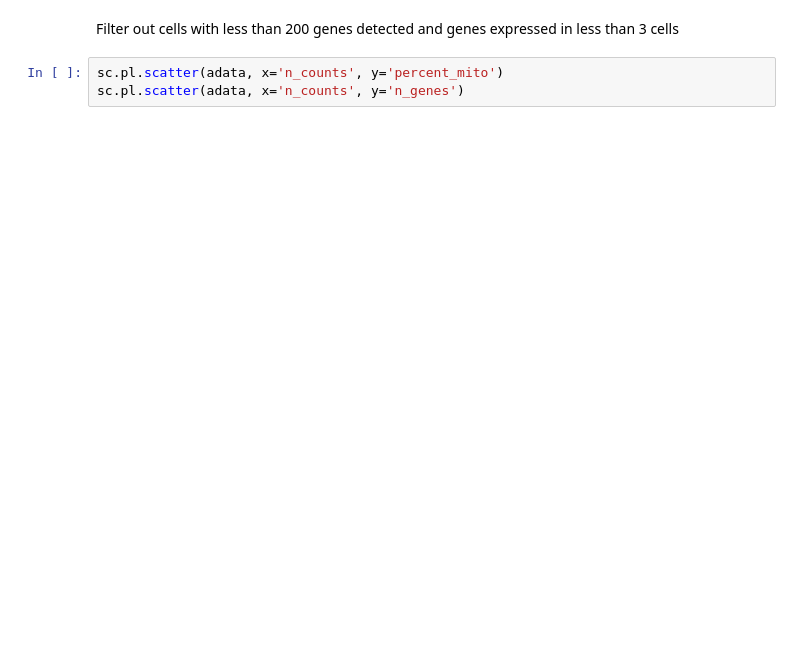
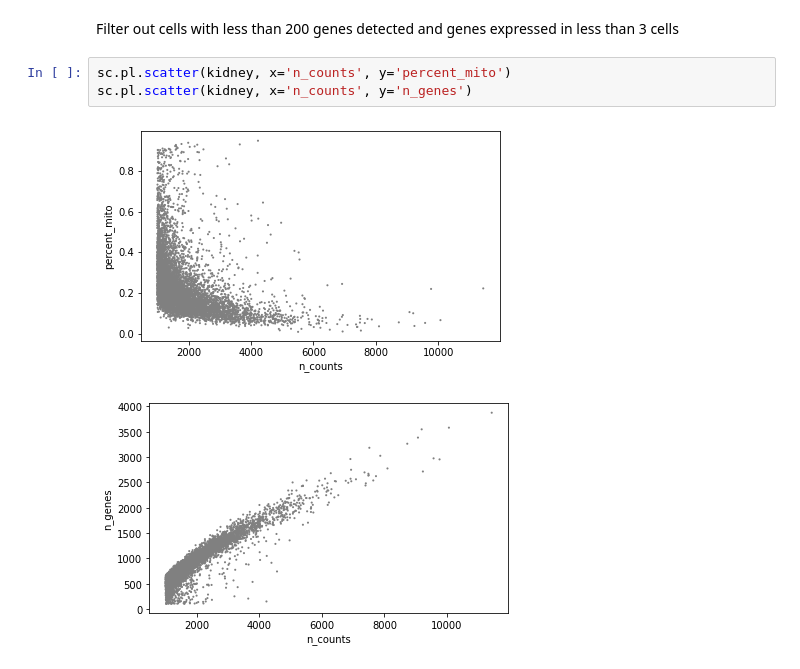
Before and after one commit to czbiohub-sf/tabula-sapiens, a Jupyter notebook: analysis-scripts/pilot2/TSP2-10X.ipynb, the cells around one changed output. Cells and saved outputs as stored; diff of their text form; blank space fills up the shorter version.

```diff
--- a/analysis-scripts/pilot2/TSP2-10X.ipynb
+++ b/analysis-scripts/pilot2/TSP2-10X.ipynb
@@ -147,6 +543,9 @@ sc.pl.violin(adata, ['n_genes', 'n_counts', 'percent_mito'],
 # %% [markdown]
 Filter out cells with less than 200 genes detected and genes expressed in less than 3 cells
 # %%
-sc.pl.scatter(adata, x='n_counts', y='percent_mito')
-sc.pl.scatter(adata, x='n_counts', y='n_genes')
+sc.pl.scatter(kidney, x='n_counts', y='percent_mito')
+sc.pl.scatter(kidney, x='n_counts', y='n_genes')
+# %% [output]
+[figure, added]
+[figure, added]
 # %%
```
Also changed, not shown: parts of 50 cells of this notebook, 3 other files.
